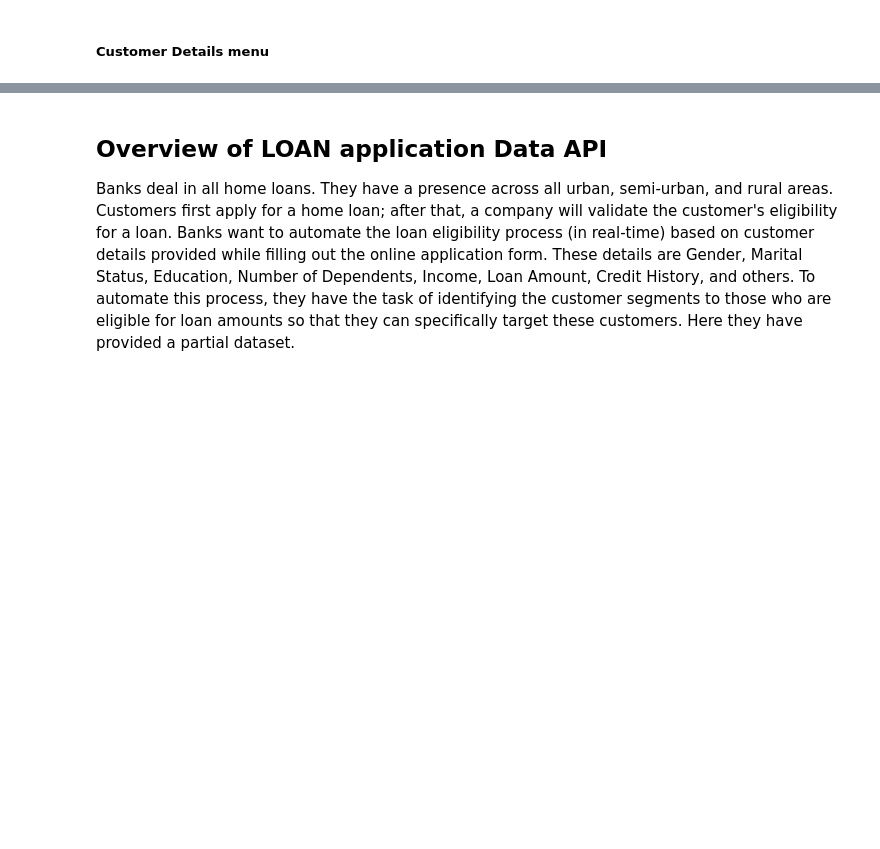
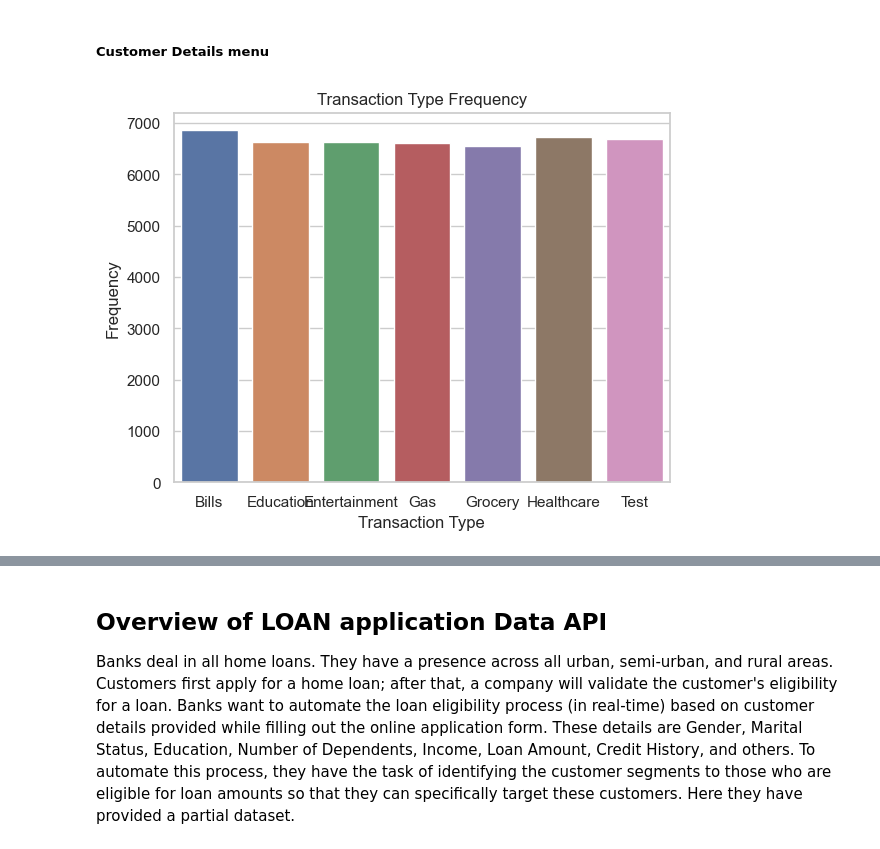
Before and after one commit to andrewrhoden/Data-Engineering---Capstone-Project, a Jupyter notebook: Capstone_Project.ipynb, the cells around one changed output, grey strips where cells are left out. Cells and saved outputs as stored; diff of their text form; code cells hidden in the pictures; blank space fills up the shorter version.

```diff
--- a/Capstone_Project.ipynb
+++ b/Capstone_Project.ipynb
@@ -159,9 +232,14 @@ only showing top 10 rows
 # %%
 # Connect to MariaDB server
-cnx = mysql.connector.connect(user=user, password=password,
+try:
+    cnx = mysql.connector.connect(user=user, password=password,
                               host=host)
 
-# Create database
-cursor = cnx.cursor()
-DB_NAME = 'creditcard_capstone'
-cursor.execute("CREATE DATABASE {} DEFAULT CHARACTER SET 'utf8'".format(DB_NAME))
+    # Create database
+    cursor = cnx.cursor()
+    DB_NAME = 'creditcard_capstone'
+    cursor.execute("CREATE DATABASE {} DEFAULT CHARACTER SET 'utf8'".format(DB_NAME))
+
+except mysql.connector.Error as err:
+    print("Error connecting to MariaDB: {}".format(err))
+    exit()
@@ -276,0 +664,28 @@ while True:
+# %%
+# Connect to the creditcard_capstone database
+db = mysql.connector.connect(
+    host=host,
+    user=user,
+    password=password,
+    database=database
+)
+
+# Define the SQL query to retrieve transaction data
+query = """
+SELECT TRANSACTION_TYPE, COUNT(*) AS TRANSACTION_COUNT
+FROM CDW_SAPP_CREDIT_CARD
+GROUP BY TRANSACTION_TYPE
+"""
+
+# Retrieve the data using pandas
+df = pd.read_sql(query, db)
+
+# Plot the data using seaborn
+sns.set(style="whitegrid")
+sns.barplot(x="TRANSACTION_TYPE", y="TRANSACTION_COUNT", data=df)
+plt.title("Transaction Type Frequency")
+plt.xlabel("Transaction Type")
+plt.ylabel("Frequency")
+plt.show()
+# %% [output]
+[figure, added]
```
Also changed, not shown: parts of 38 cells of this notebook, 2 other files.
